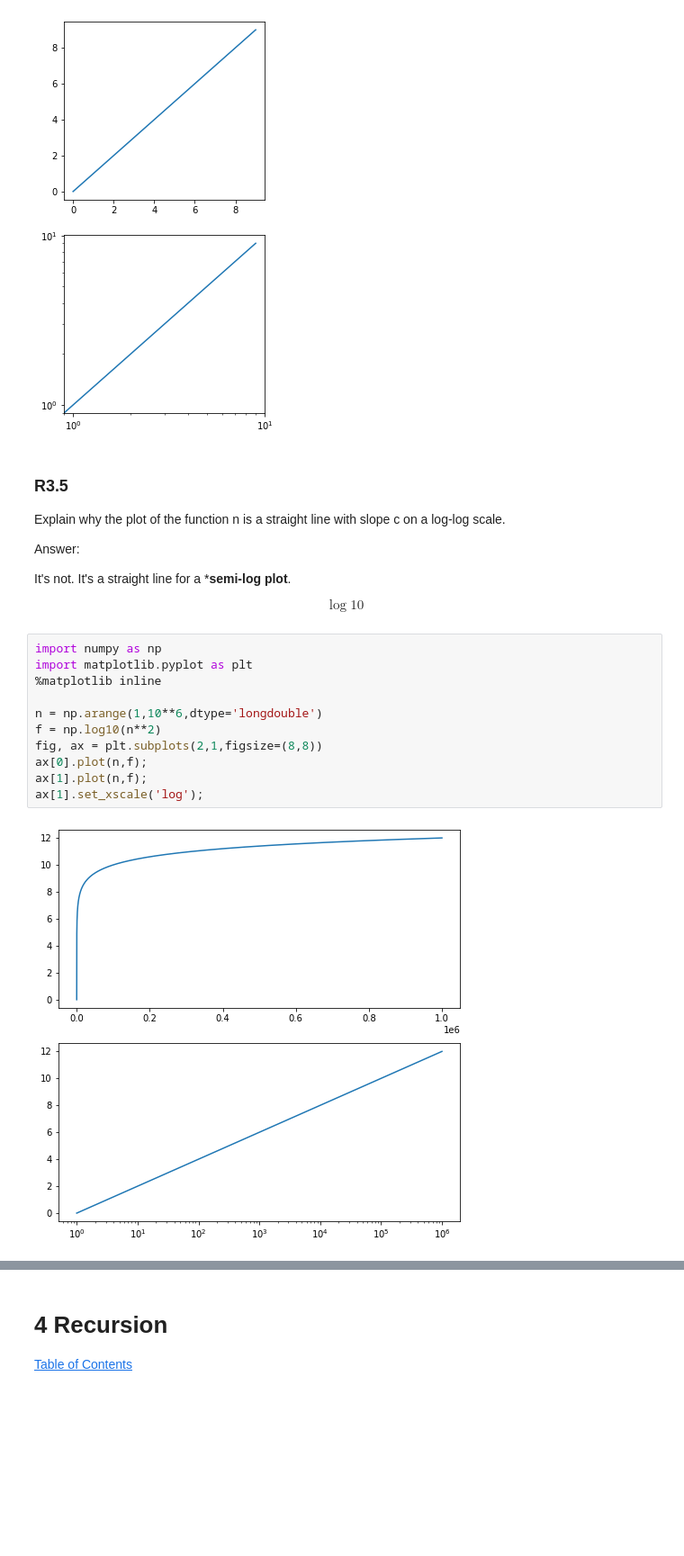
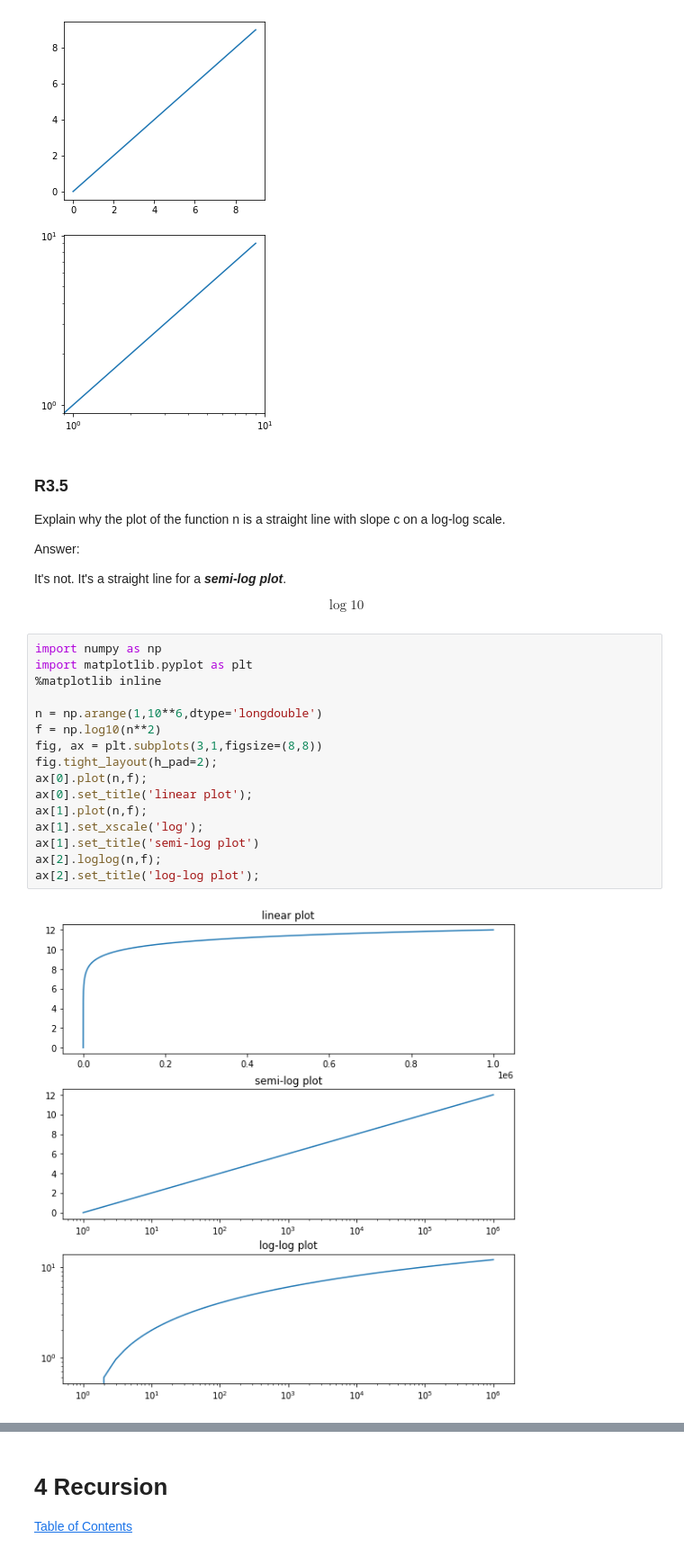
Before and after one commit to jot33/ds-algos-python, a Jupyter notebook: textbook_notes.ipynb, the cells around one changed output, grey strips where cells are left out. Shown at 90% size. Saved outputs shown, nothing was run; the diff lists cells and outputs as text; blank space fills up the shorter version.

```diff
--- a/textbook_notes.ipynb
+++ b/textbook_notes.ipynb
@@ -4364,7 +4364,7 @@ Explain why the plot of the function n is a straight line with slope c on a log-
 
 Answer:
 
-It's not. It's a straight line for a ***semi-log plot**.
+It's not. It's a straight line for a ***semi-log plot***.
 
 $$
 \log{10}
@@ -4372,13 +4372,18 @@ $$
 # %%
 import numpy as np
 import matplotlib.pyplot as plt
 %matplotlib inline
 
 n = np.arange(1,10**6,dtype='longdouble')
 f = np.log10(n**2)
-fig, ax = plt.subplots(2,1,figsize=(8,8))
+fig, ax = plt.subplots(3,1,figsize=(8,8))
+fig.tight_layout(h_pad=2);
 ax[0].plot(n,f);
+ax[0].set_title('linear plot');
 ax[1].plot(n,f);
 ax[1].set_xscale('log');
+ax[1].set_title('semi-log plot')
+ax[2].loglog(n,f);
+ax[2].set_title('log-log plot');
 # %% [output]
-[figure, old version]
+[figure, new version]
```
Also changed, not shown: parts of 9 cells of this notebook.
